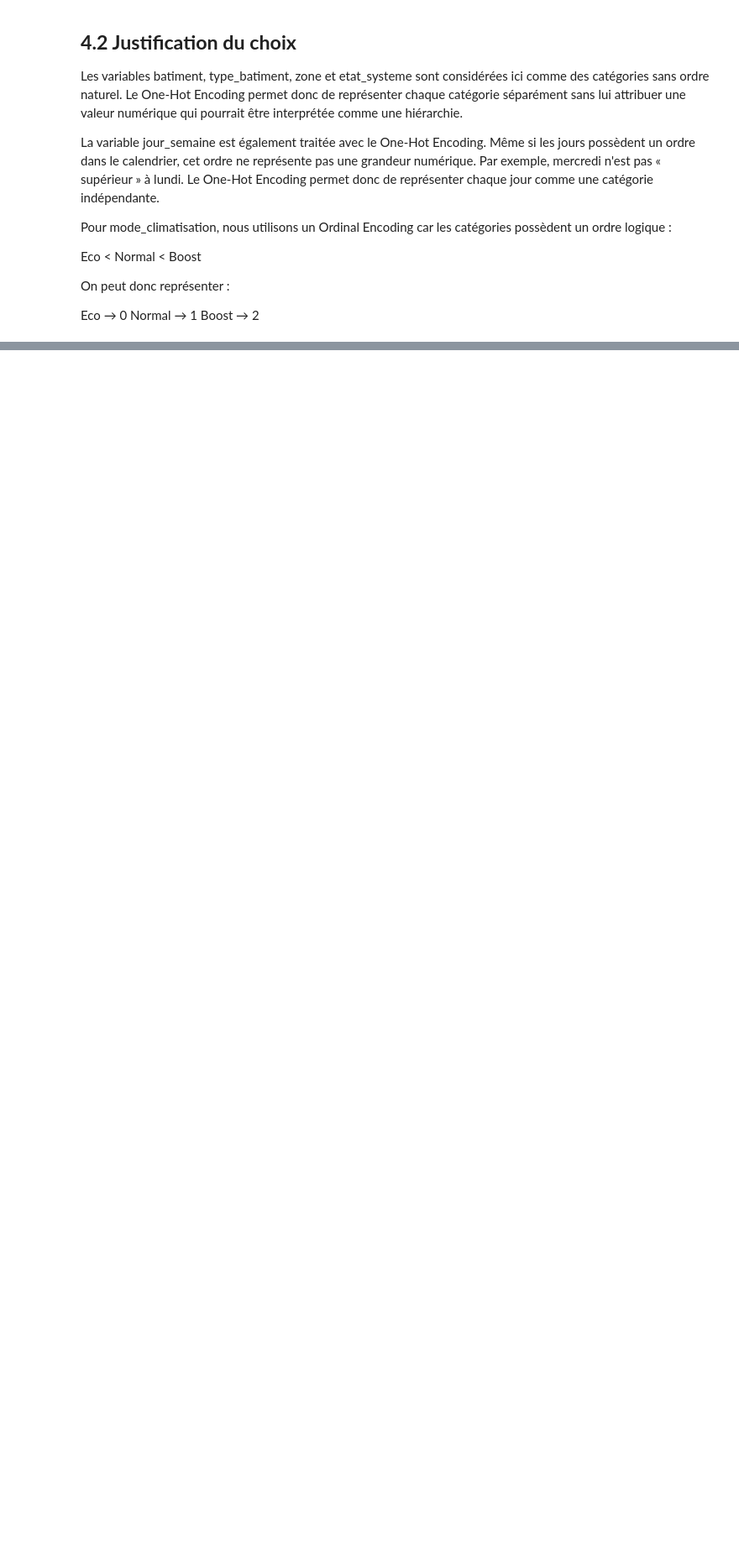
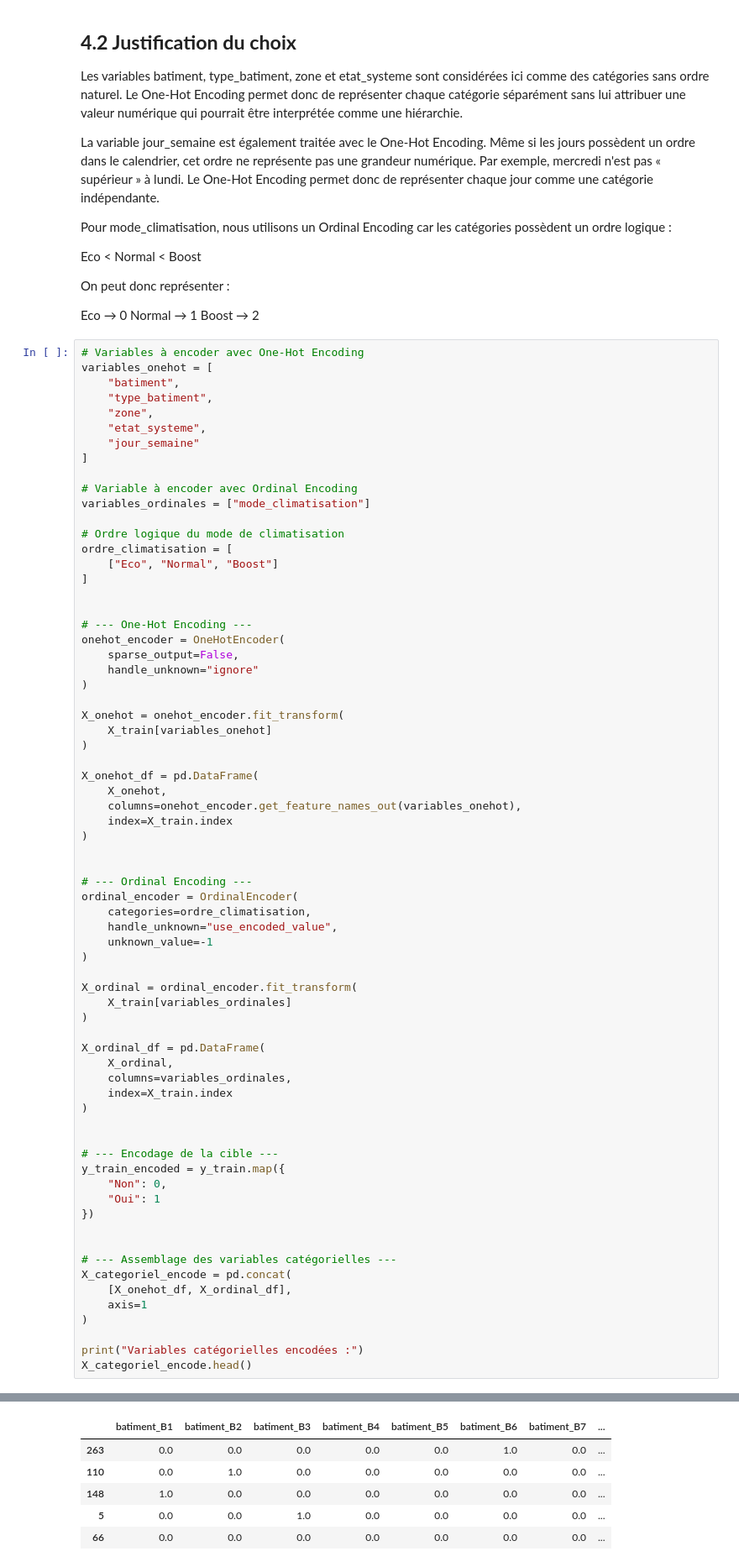
Before and after one commit to khadijagueye235/atelier_donnes_tabulaires, a Jupyter notebook: atelier_prepa_donnes_tab/notebooks/atelier_prepa_donnees_tab.ipynb, the cells around one changed output, grey strips where cells are left out. Shown at 84% size. Cells and saved outputs as stored; diff of their text form; blank space fills up the shorter version.

Commit message:
Partie 4 – Encodage des variables catégorielles: Application

```diff
--- a/atelier_prepa_donnes_tab/notebooks/atelier_prepa_donnees_tab.ipynb
+++ b/atelier_prepa_donnes_tab/notebooks/atelier_prepa_donnees_tab.ipynb
@@ -751,3 +751,73 @@ On peut donc représenter :
 Eco → 0
 Normal → 1
 Boost → 2
+# %%
+# Variables à encoder avec One-Hot Encoding
+variables_onehot = [
+    "batiment",
+    "type_batiment",
+    "zone",
+    "etat_systeme",
+    "jour_semaine"
+]
+
+# Variable à encoder avec Ordinal Encoding
+variables_ordinales = ["mode_climatisation"]
+
+# Ordre logique du mode de climatisation
+ordre_climatisation = [
+    ["Eco", "Normal", "Boost"]
+]
+
+
+# --- One-Hot Encoding ---
+onehot_encoder = OneHotEncoder(
+    sparse_output=False,
+    handle_unknown="ignore"
+)
+
+X_onehot = onehot_encoder.fit_transform(
+    X_train[variables_onehot]
+)
+
+X_onehot_df = pd.DataFrame(
+    X_onehot,
+    columns=onehot_encoder.get_feature_names_out(variables_onehot),
+    index=X_train.index
+)
+
+
+# --- Ordinal Encoding ---
+ordinal_encoder = OrdinalEncoder(
+    categories=ordre_climatisation,
+    handle_unknown="use_encoded_value",
+    unknown_value=-1
+)
+
+X_ordinal = ordinal_encoder.fit_transform(
+    X_train[variables_ordinales]
+)
+
+X_ordinal_df = pd.DataFrame(
+    X_ordinal,
+    columns=variables_ordinales,
+    index=X_train.index
+)
+
+
+# --- Encodage de la cible ---
+y_train_encoded = y_train.map({
+    "Non": 0,
+    "Oui": 1
+})
+
+
+# --- Assemblage des variables catégorielles ---
+X_categoriel_encode = pd.concat(
+    [X_onehot_df, X_ordinal_df],
+    axis=1
+)
+
+print("Variables catégorielles encodées :")
+X_categoriel_encode.head()
+# %% [output]
@@ -753,0 +825,6 @@ Boost → 2
+|  | batiment_B1 | batiment_B2 | batiment_B3 | batiment_B4 | batiment_B5 | batiment_B6 | batiment_B7 | ... |
+| 263 | 0.0 | 0.0 | 0.0 | 0.0 | 0.0 | 1.0 | 0.0 | ... |
+| 110 | 0.0 | 1.0 | 0.0 | 0.0 | 0.0 | 0.0 | 0.0 | ... |
+| 148 | 1.0 | 0.0 | 0.0 | 0.0 | 0.0 | 0.0 | 0.0 | ... |
+| 5 | 0.0 | 0.0 | 1.0 | 0.0 | 0.0 | 0.0 | 0.0 | ... |
+| 66 | 0.0 | 0.0 | 0.0 | 0.0 | 0.0 | 0.0 | 0.0 | ... |
```
Also changed, not shown: parts of 1 cell of this notebook.
